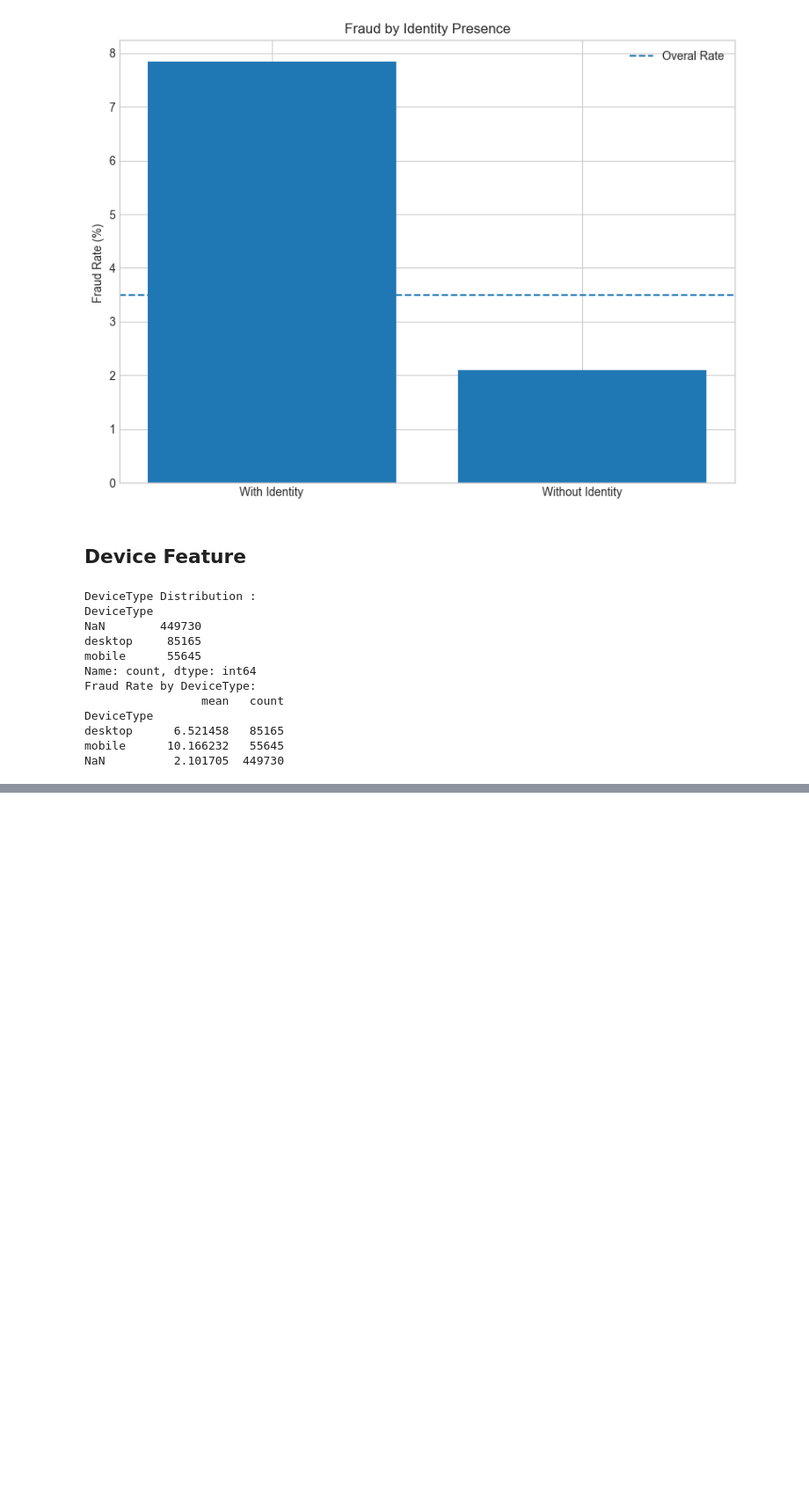
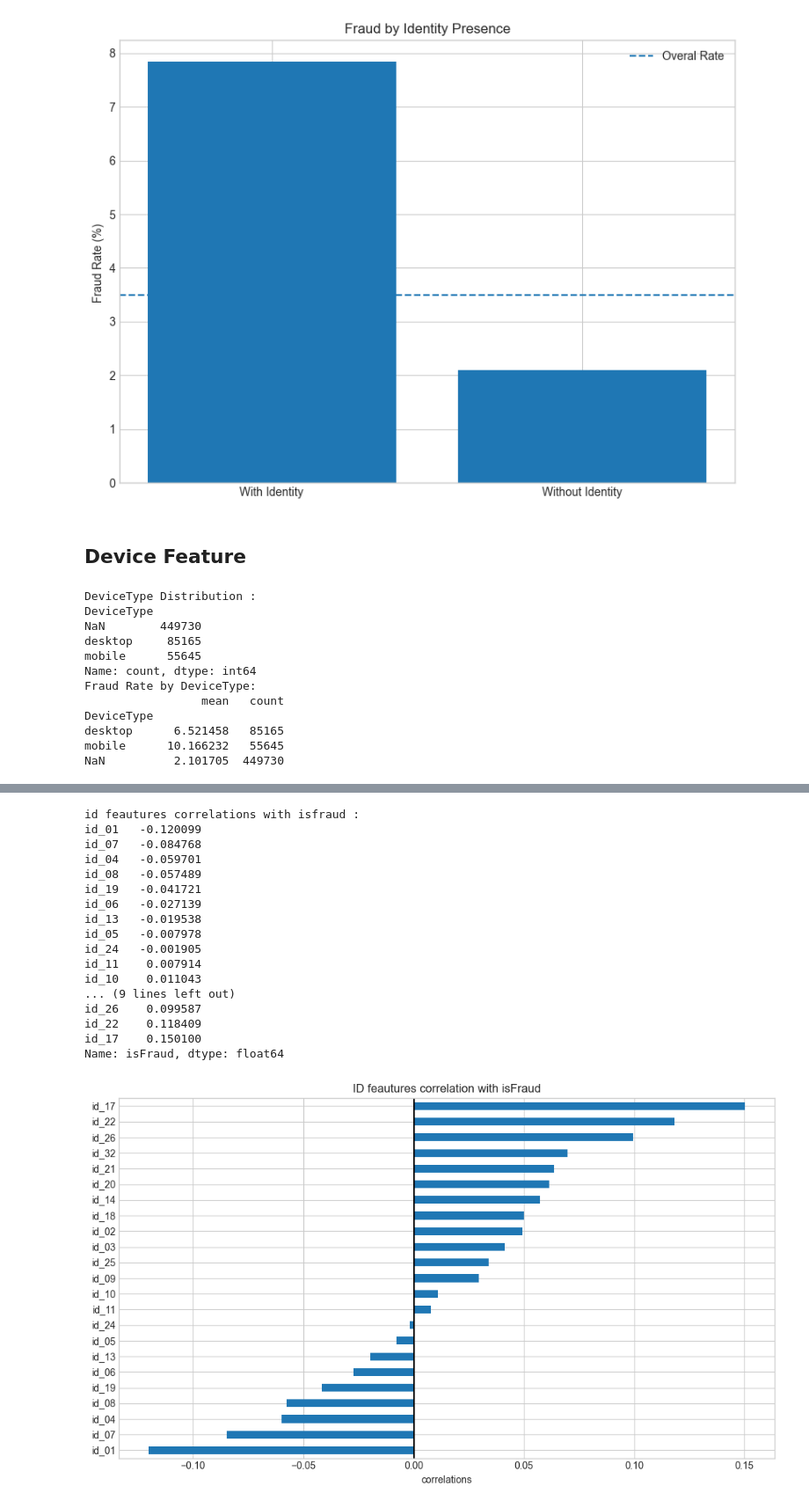
Before and after one commit to maxvyquincy9393/ieee-fraud-detection, a Jupyter notebook: notebook/03_eda_identity_features.ipynb, the cells around one changed output, grey strips where cells are left out. Shown at 88% size. Drawn from its saved outputs; the diff is of its cells as text; code cells hidden in the pictures; blank space fills up the shorter version.

```diff
--- a/notebook/03_eda_identity_features.ipynb
+++ b/notebook/03_eda_identity_features.ipynb
@@ -108,0 +152,18 @@ NaN          2.101705  449730
+# %%
+id_cols = [f'id_{i:02d}' for i in range(1,39)]
+id_cols = [c for c in id_cols if c in train.columns]
+
+print(f'Id Feautures {len(id_cols)} columns')
+
+# missing and unique
+id_stats = []
+for col in id_cols:
+    id_stats.append({
+        'columns' : col,
+        'missing_pct' : train[col].isnull().sum() / len(train) * 100,
+        'nunique' : train[col].nunique(),
+        'dtype' : str(train[col].dtype)
+    })
+
+id_df = pd.DataFrame(id_stats)
+print(id_df.to_string())
@@ -108,0 +188,37 @@ NaN          2.101705  449730
+# %%
+# correlations with fraud
+
+numeric_id_cols = train[id_cols].select_dtypes(include=[np.number]).columns.tolist()
+
+if numeric_id_cols:
+    id_corr = train[numeric_id_cols + ['isFraud']].corr()['isFraud'].drop('isFraud').sort_values()
+
+    print('id feautures correlations with isfraud :')
+    print(id_corr)
+
+    fig, ax = plt.subplots(figsize=(10,6))
+    id_corr.plot(kind='barh', ax = ax)
+    ax.set_title('ID feautures correlation with isFraud')
+    plt.xlabel('correlations')
+    ax.axvline(x=0, color='black', linestyle='-')
+    plt.tight_layout()
+    plt.show()
+# %% [output]
+id feautures correlations with isfraud :
+id_01   -0.120099
+id_07   -0.084768
+id_04   -0.059701
+id_08   -0.057489
+id_19   -0.041721
+id_06   -0.027139
+id_13   -0.019538
+id_05   -0.007978
+id_24   -0.001905
+id_11    0.007914
+id_10    0.011043
+... (9 lines left out)
+id_26    0.099587
+id_22    0.118409
+id_17    0.150100
+Name: isFraud, dtype: float64
+[figure, added]
```
Also changed, not shown: parts of 4 cells of this notebook.
